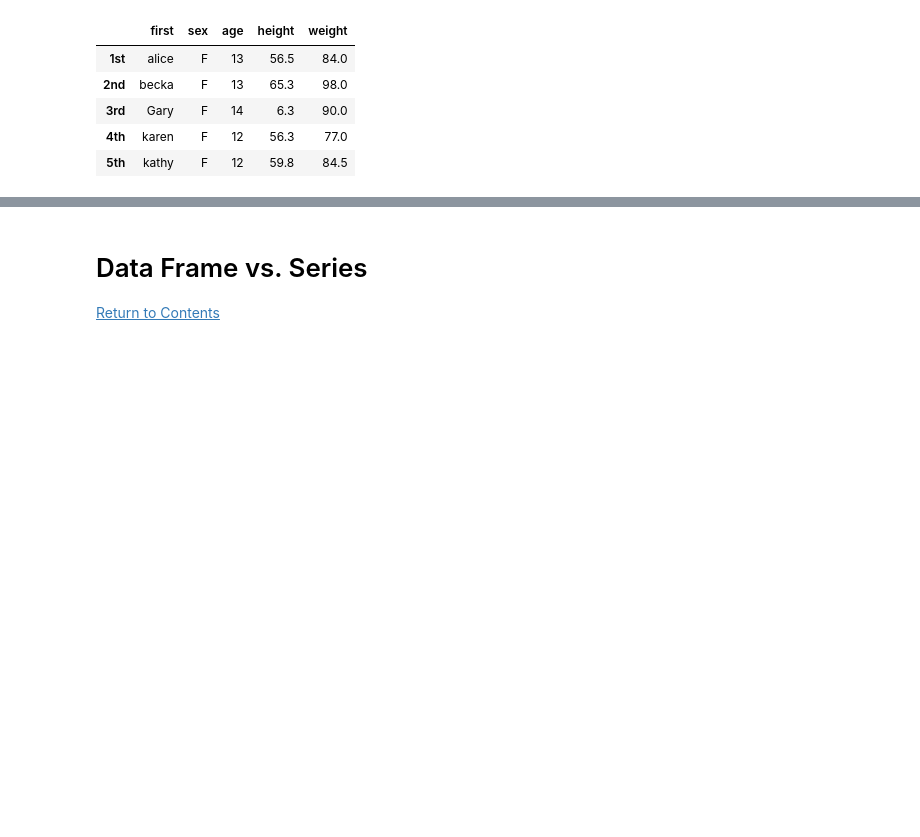
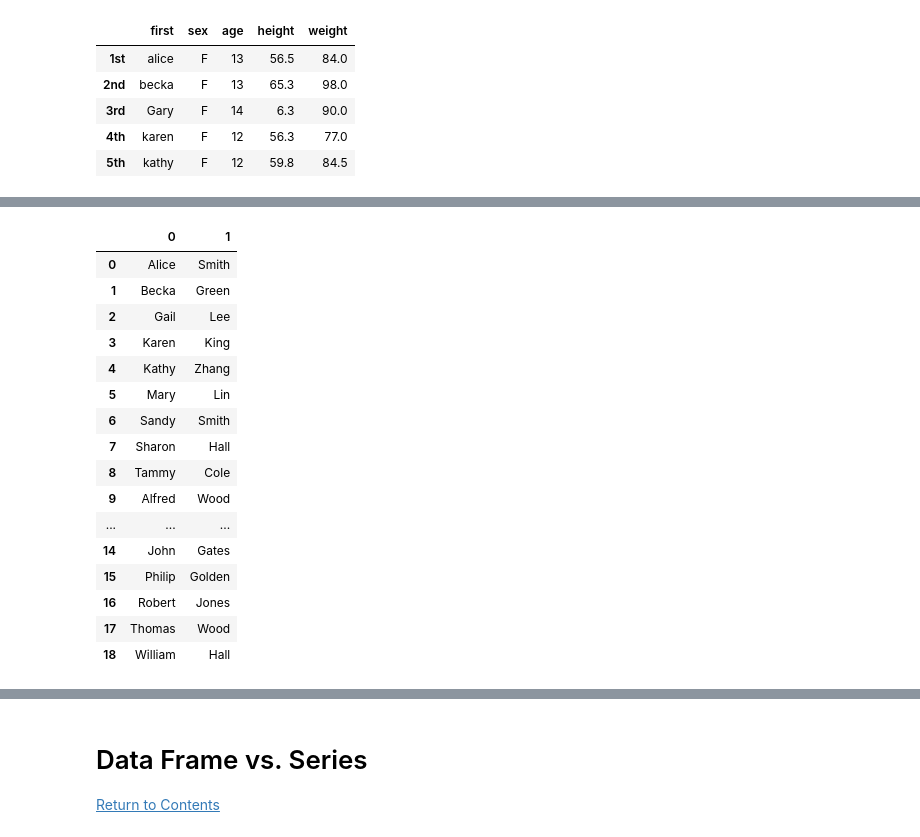
Before and after one commit to User-zwj/Pandas-Practice, a Jupyter notebook: Pandas Exercise.ipynb, the cells around one changed output, grey strips where cells are left out. Drawn from its saved outputs; the diff is of its cells as text; code cells hidden in the pictures; blank space fills up the shorter version.

```diff
--- a/Pandas Exercise.ipynb
+++ b/Pandas Exercise.ipynb
@@ -1229,0 +1354,20 @@ df.head()
+# %%
+df['Full_Name'].str.split(' ', expand=True)
+# %% [output]
+|  | 0 | 1 |
+| 0 | Alice | Smith |
+| 1 | Becka | Green |
+| 2 | Gail | Lee |
+| 3 | Karen | King |
+| 4 | Kathy | Zhang |
+| 5 | Mary | Lin |
+| 6 | Sandy | Smith |
+| 7 | Sharon | Hall |
+| 8 | Tammy | Cole |
+| 9 | Alfred | Wood |
+| ... | ... | ... |
+| 14 | John | Gates |
+| 15 | Philip | Golden |
+| 16 | Robert | Jones |
+| 17 | Thomas | Wood |
+| 18 | William | Hall |
```
Also changed, not shown: parts of 23 cells of this notebook.
